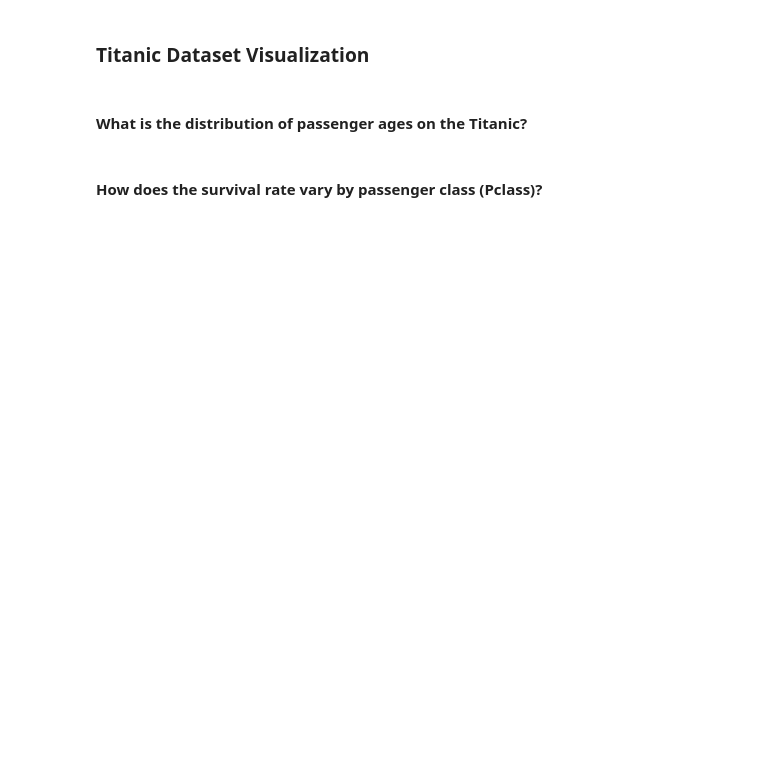
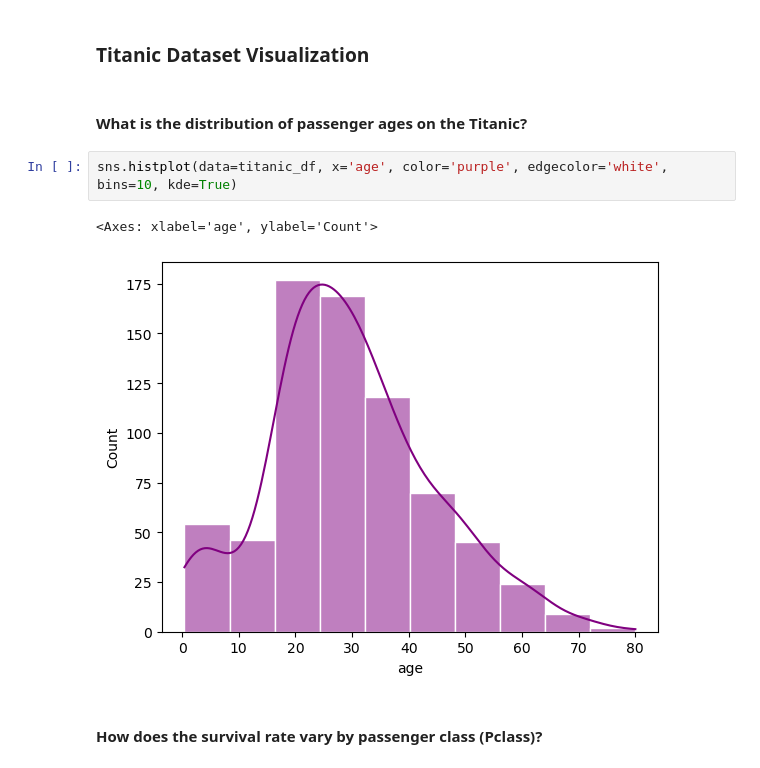
Before and after one commit to evisp/holbertonschool-machine_learning, a Jupyter notebook: review/Practice Data Processing and Exploration.ipynb, the cells around one changed output. Saved outputs shown, nothing was run; the diff lists cells and outputs as text; blank space fills up the shorter version.

```diff
--- a/review/Practice Data Processing and Exploration.ipynb
+++ b/review/Practice Data Processing and Exploration.ipynb
@@ -54,5 +159,10 @@ titanic_df.shape
 ### Titanic Dataset Visualization
 # %% [markdown]
 #### What is the distribution of passenger ages on the Titanic?
+# %%
+sns.histplot(data=titanic_df, x='age', color='purple', edgecolor='white', bins=10, kde=True)
+# %% [output]
+<Axes: xlabel='age', ylabel='Count'>
+[figure, added]
 # %% [markdown]
 #### How does the survival rate vary by passenger class (Pclass)?
```
Also changed, not shown: parts of 11 cells of this notebook, 6 other files.
